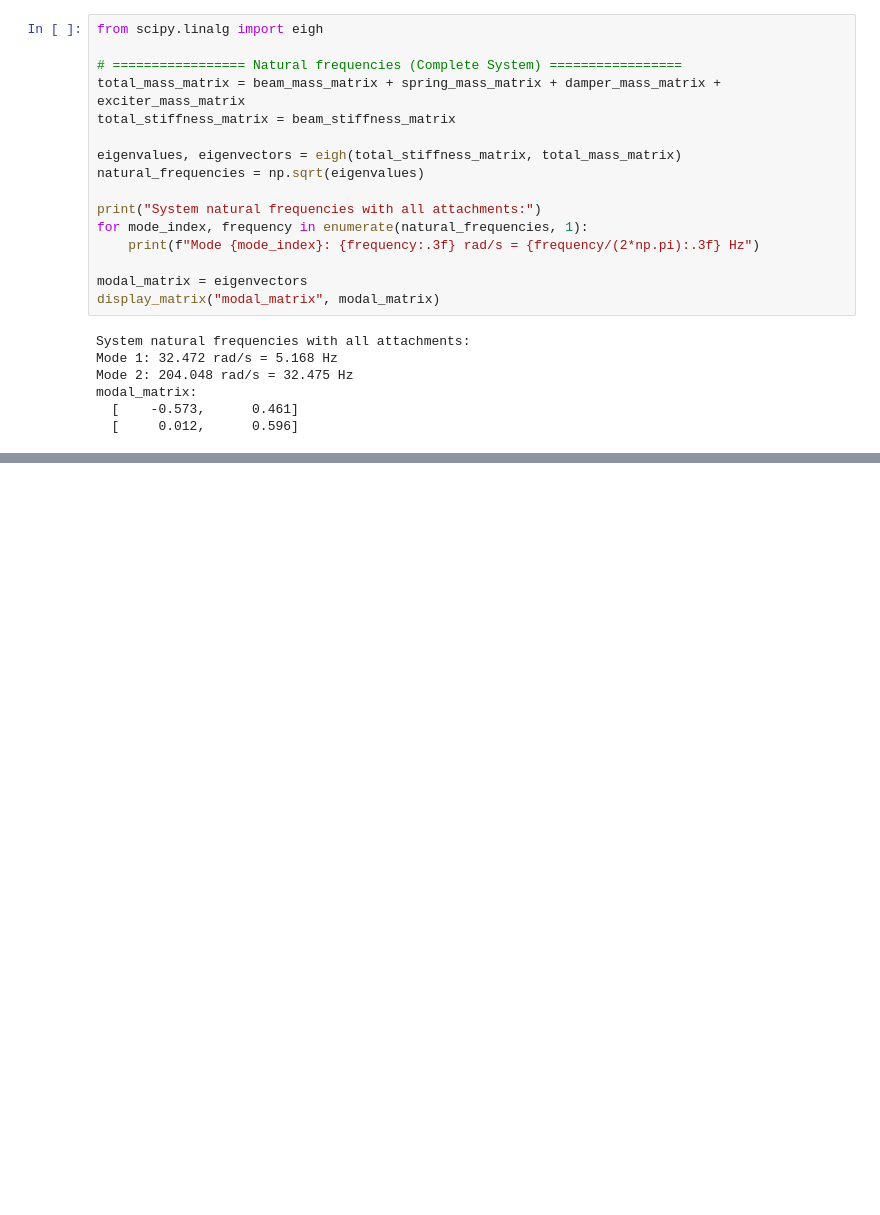
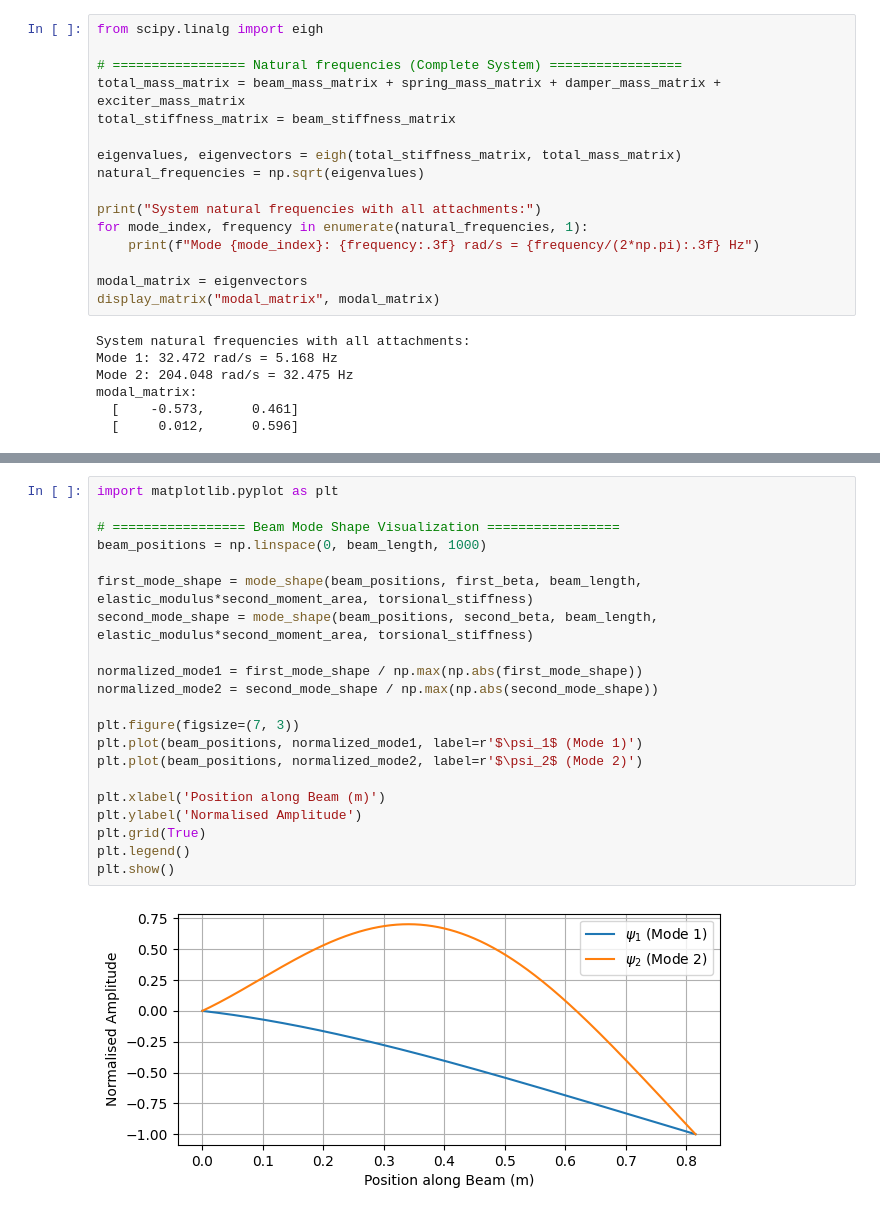
Before and after one commit to chamudithamk/ME422-B2-Lab-Group, a Jupyter notebook: Vibration/E_20_167Jayasanka_M_V_J_.ipynb, the cells around one changed output, grey strips where cells are left out. Cells and saved outputs as stored; diff of their text form; blank space fills up the shorter version.

```diff
--- a/Vibration/E_20_167Jayasanka_M_V_J_.ipynb
+++ b/Vibration/E_20_167Jayasanka_M_V_J_.ipynb
@@ -705,0 +761,23 @@ modal_matrix:
+# %%
+import matplotlib.pyplot as plt
+
+# ================= Beam Mode Shape Visualization =================
+beam_positions = np.linspace(0, beam_length, 1000)
+
+first_mode_shape = mode_shape(beam_positions, first_beta, beam_length, elastic_modulus*second_moment_area, torsional_stiffness)
+second_mode_shape = mode_shape(beam_positions, second_beta, beam_length, elastic_modulus*second_moment_area, torsional_stiffness)
+
+normalized_mode1 = first_mode_shape / np.max(np.abs(first_mode_shape))
+normalized_mode2 = second_mode_shape / np.max(np.abs(second_mode_shape))
+
+plt.figure(figsize=(7, 3))
+plt.plot(beam_positions, normalized_mode1, label=r'$\psi_1$ (Mode 1)')
+plt.plot(beam_positions, normalized_mode2, label=r'$\psi_2$ (Mode 2)')
+
+plt.xlabel('Position along Beam (m)')
+plt.ylabel('Normalised Amplitude')
+plt.grid(True)
+plt.legend()
+plt.show()
+# %% [output]
+[figure, added]
```
Also changed, not shown: parts of 2 cells of this notebook.
